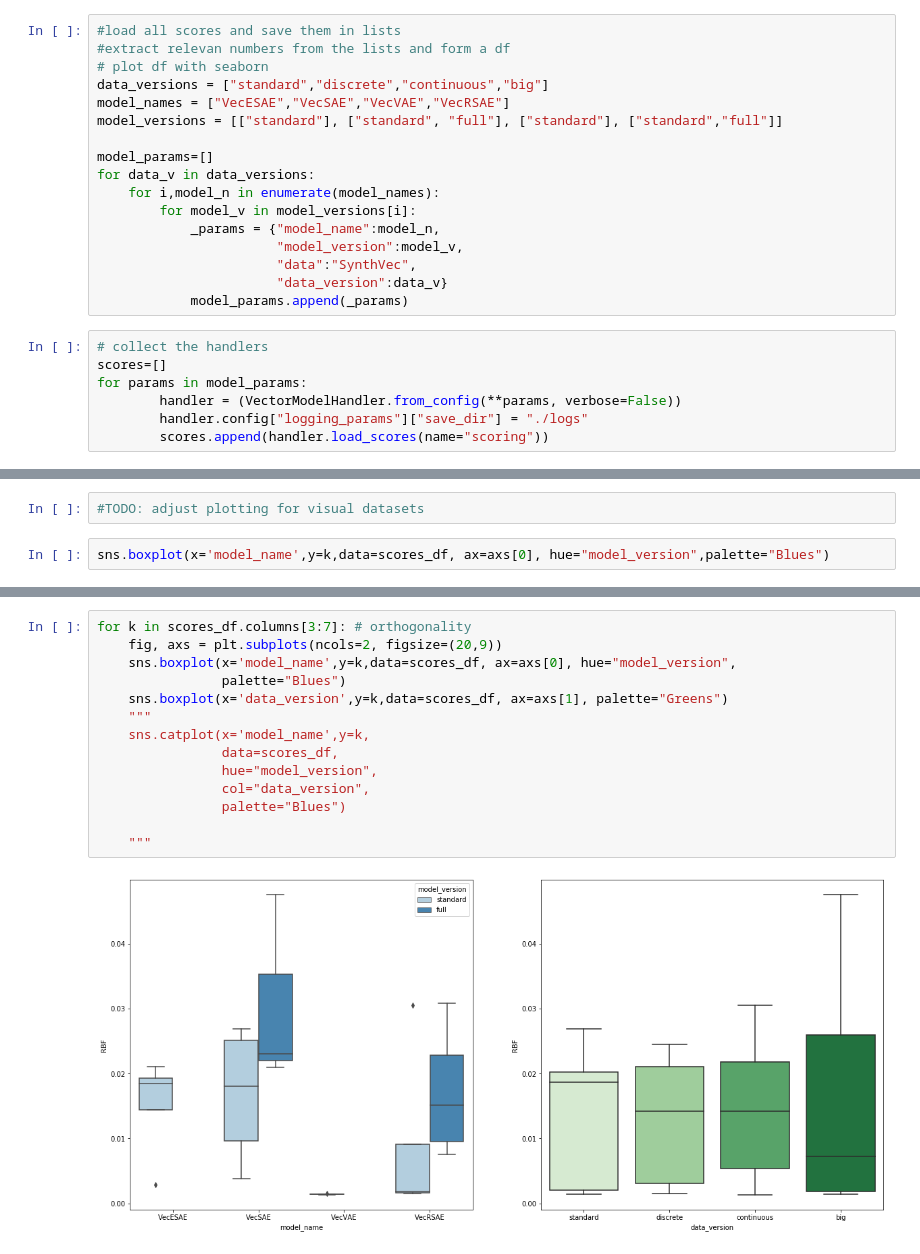
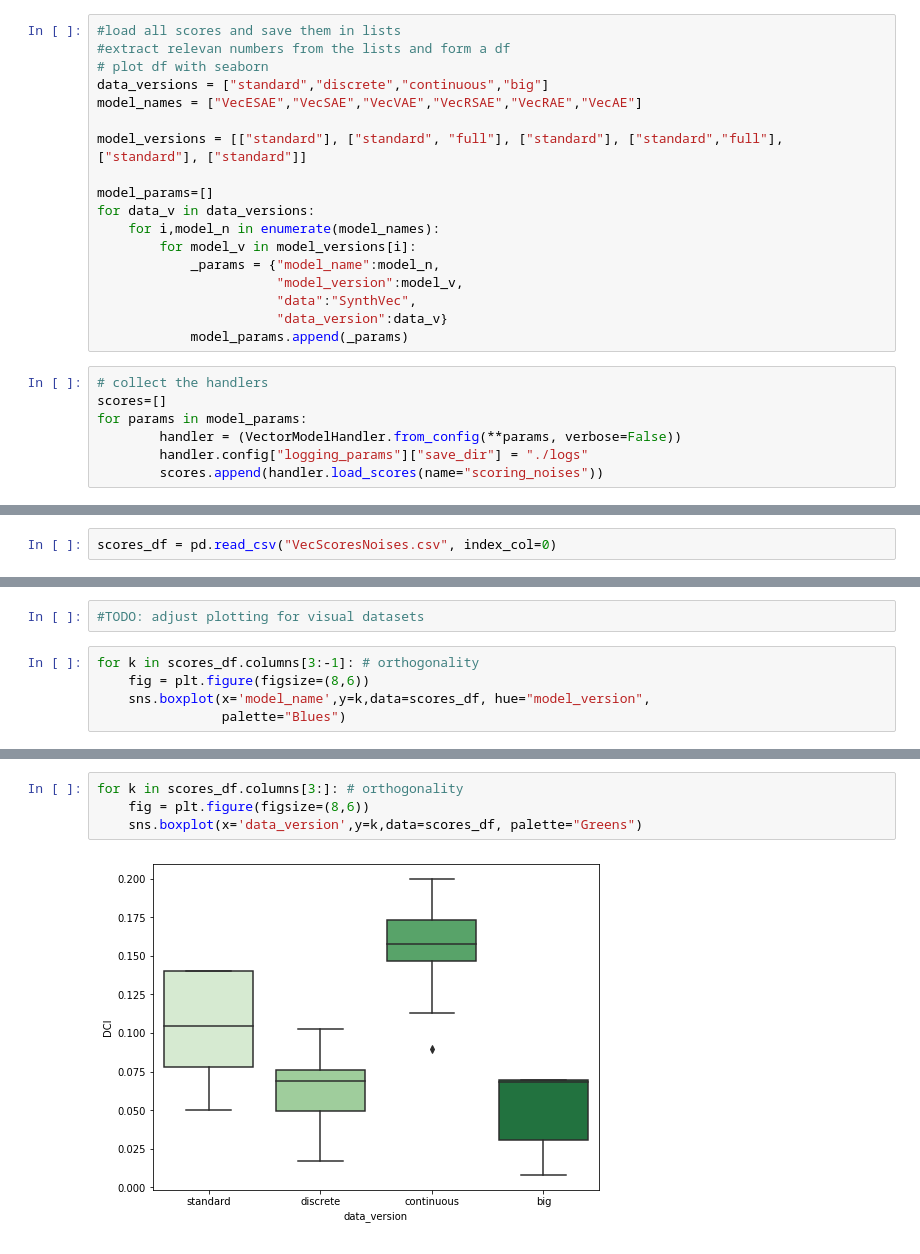
Before and after one commit to GiuliaLanzillotta/CausalAE, a Jupyter notebook: visualisations/Scoring.ipynb, the cells around one changed output, grey strips where cells are left out. Cells and saved outputs as stored; diff of their text form.

Commit message:
lots of plotting and fixing

```diff
--- a/visualisations/Scoring.ipynb
+++ b/visualisations/Scoring.ipynb
@@ -102,8 +80,9 @@ scores_df.to_csv("Scores.csv")
 #extract relevan numbers from the lists and form a df
 # plot df with seaborn
 data_versions = ["standard","discrete","continuous","big"]
-model_names = ["VecESAE","VecSAE","VecVAE","VecRSAE"]
-model_versions = [["standard"], ["standard", "full"], ["standard"], ["standard","full"]]
+model_names = ["VecESAE","VecSAE","VecVAE","VecRSAE","VecRAE","VecAE"]
+
+model_versions = [["standard"], ["standard", "full"], ["standard"], ["standard","full"], ["standard"], ["standard"]]
 
 model_params=[]
 for data_v in data_versions:
@@ -120,5 +99,5 @@ scores=[]
 for params in model_params:
         handler = (VectorModelHandler.from_config(**params, verbose=False))
         handler.config["logging_params"]["save_dir"] = "./logs"
-        scores.append(handler.load_scores(name="scoring"))
+        scores.append(handler.load_scores(name="scoring_noises"))
 # %% [output]
@@ -154,3 +135,5 @@ for i,score_set in enumerate(scores):
+# %%
+scores_df = pd.read_csv("VecScoresNoises.csv", index_col=0)
 # %% [markdown]
 ## Visualise scores
 # %%
@@ -178,4 +159,7 @@ scores_df.to_csv("VecScores.csv")
 # %%
 #TODO: adjust plotting for visual datasets
 # %%
-sns.boxplot(x='model_name',y=k,data=scores_df, ax=axs[0], hue="model_version",palette="Blues")
+for k in scores_df.columns[3:-1]: # orthogonality
+    fig = plt.figure(figsize=(8,6))
+    sns.boxplot(x='model_name',y=k,data=scores_df, hue="model_version",
+                palette="Blues")
@@ -182,16 +171,6 @@ sns.boxplot(x='model_name',y=k,data=scores_df, ax=axs[0], hue="model_version",pa
 # %%
-for k in scores_df.columns[3:7]: # orthogonality
-    fig, axs = plt.subplots(ncols=2, figsize=(20,9))
-    sns.boxplot(x='model_name',y=k,data=scores_df, ax=axs[0], hue="model_version",
-                palette="Blues")
-    sns.boxplot(x='data_version',y=k,data=scores_df, ax=axs[1], palette="Greens")
-    """
-    sns.catplot(x='model_name',y=k,
-                data=scores_df,
-                hue="model_version",
-                col="data_version",
-                palette="Blues")
-
-    """
+for k in scores_df.columns[3:]: # orthogonality
+    fig = plt.figure(figsize=(8,6))
+    sns.boxplot(x='data_version',y=k,data=scores_df, palette="Greens")
 # %% [output]
-[figure, old version]
+[figure, new version]
```
Also changed, not shown: parts of 12 cells of this notebook, 22 other files.
